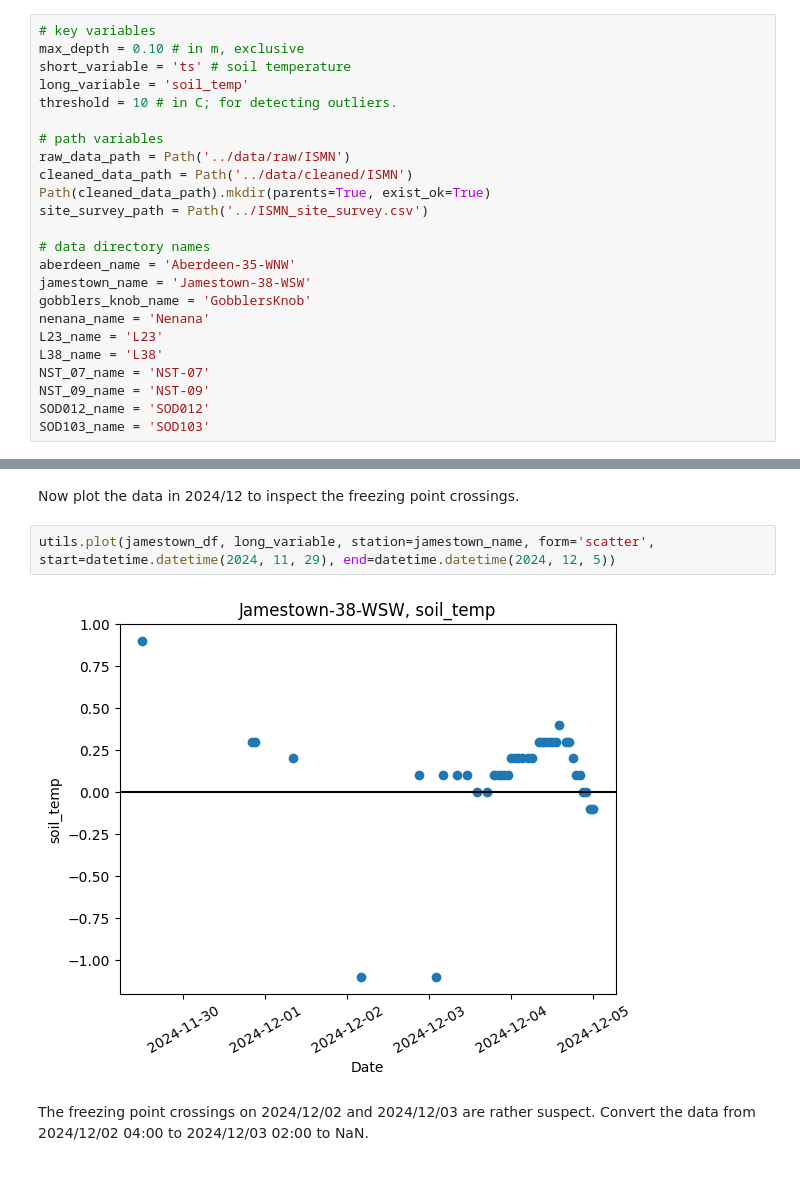
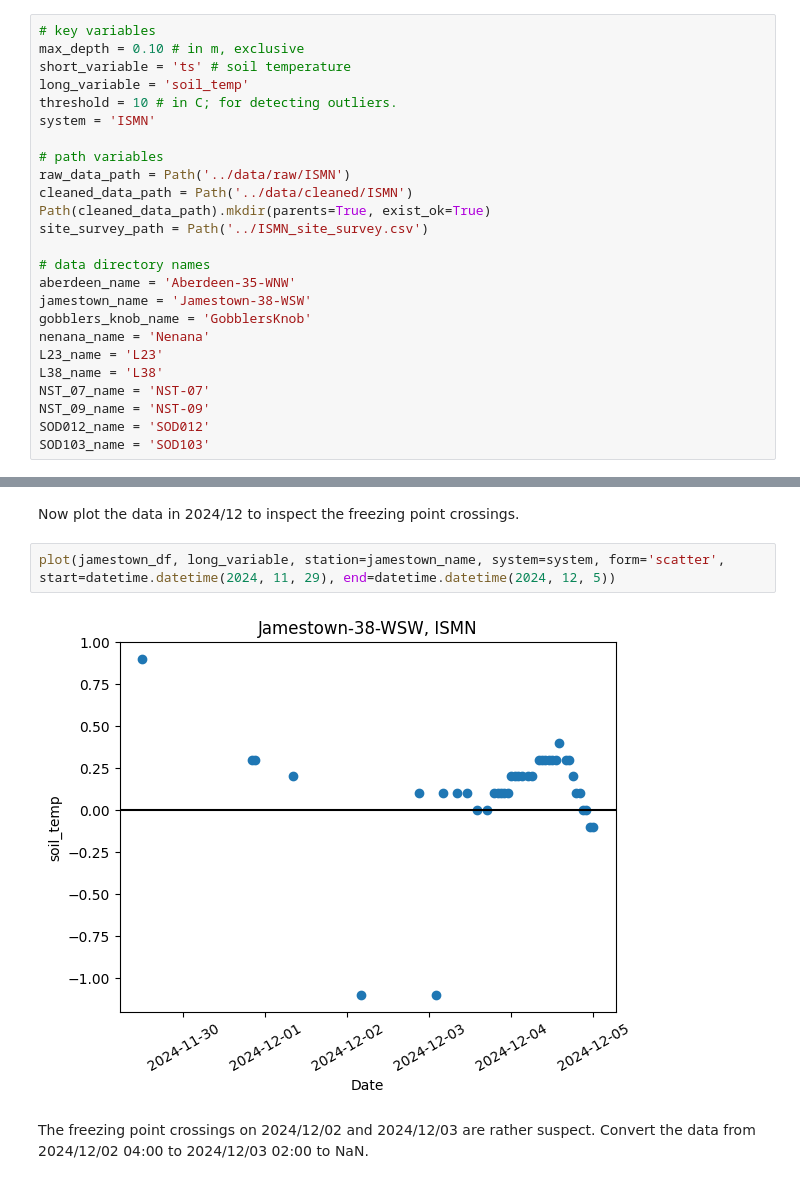
Before and after one commit to gerezk/freeze-thaw-soil-prediction, a Jupyter notebook: notebooks/ISMN_data_cleaning.ipynb, the cells around one changed output, grey strips where cells are left out. Saved outputs shown, nothing was run; the diff lists cells and outputs as text.

```diff
--- a/notebooks/ISMN_data_cleaning.ipynb
+++ b/notebooks/ISMN_data_cleaning.ipynb
@@ -41,6 +42,7 @@ max_depth = 0.10 # in m, exclusive
 short_variable = 'ts' # soil temperature
 long_variable = 'soil_temp'
 threshold = 10 # in C; for detecting outliers.
+system = 'ISMN'
 
 # path variables
 raw_data_path = Path('../data/raw/ISMN')
@@ -248,9 +250,9 @@ jamestown_df = utils.make_nan_window(jamestown_df, long_variable, start=datetime
 # %% [markdown]
 Now plot the data in 2024/12 to inspect the freezing point crossings.
 # %%
-utils.plot(jamestown_df, long_variable, station=jamestown_name, form='scatter', start=datetime.datetime(2024, 11, 29), end=datetime.datetime(2024, 12, 5))
+plot(jamestown_df, long_variable, station=jamestown_name, system=system, form='scatter', start=datetime.datetime(2024, 11, 29), end=datetime.datetime(2024, 12, 5))
 # %% [output]
-[figure, old version]
+[figure, new version]
 # %% [markdown]
 The freezing point crossings on 2024/12/02 and 2024/12/03 are rather suspect. Convert the data from 2024/12/02 04:00 to 2024/12/03 02:00 to NaN.
 # %%
```
Also changed, not shown: parts of 22 cells of this notebook, 3 other files.
